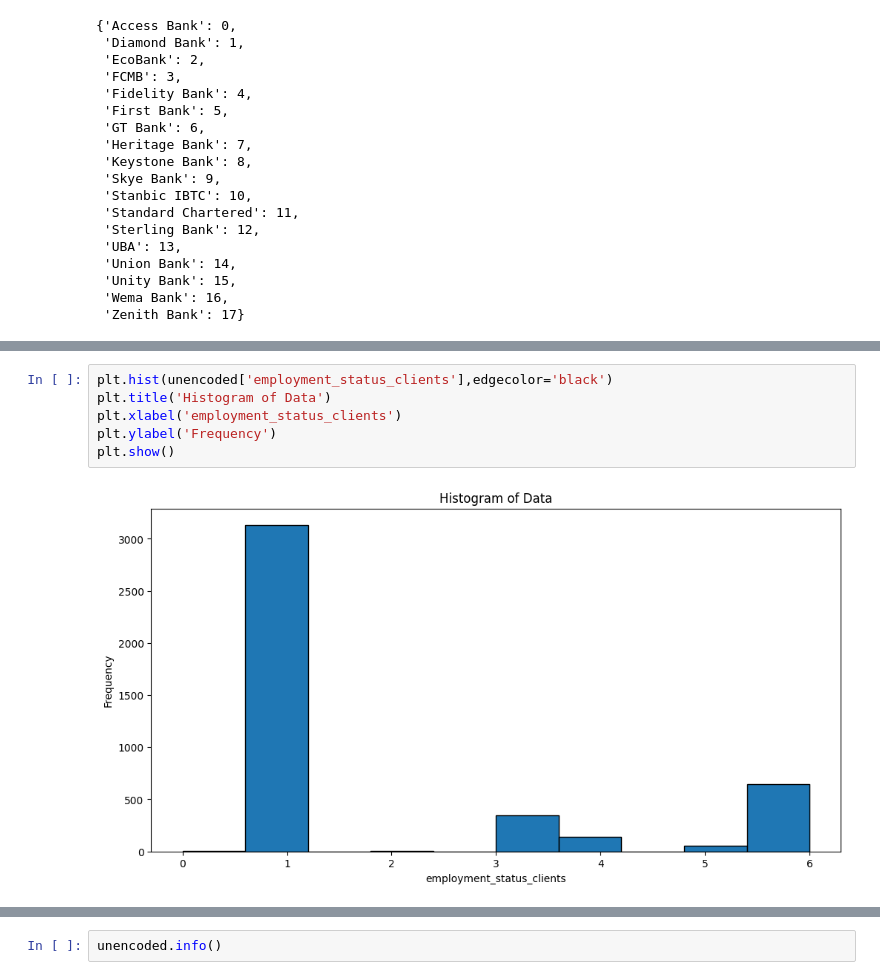
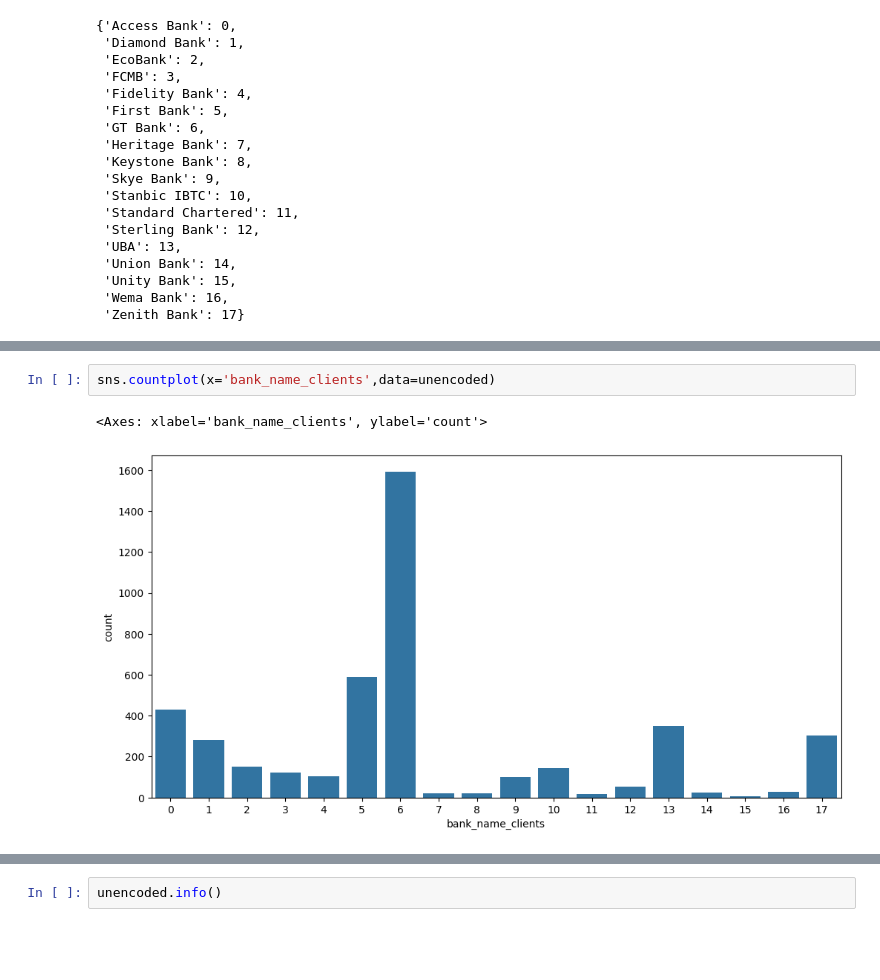
Before and after one commit to Group-10-Refactory-Capstone/Group10RefactoryCapstone, a Jupyter notebook: exploratory_data_analysis_julian.ipynb, the cells around one changed output, grey strips where cells are left out. Saved outputs shown, nothing was run; the diff lists cells and outputs as text; blank space fills up the shorter version.

Commit message:
Hist plots changed back to count plots because of misinterpretation as numerical, yet they are categorical

```diff
--- a/exploratory_data_analysis_julian.ipynb
+++ b/exploratory_data_analysis_julian.ipynb
@@ -259,8 +251,5 @@ plt.show()
-# %%
-plt.hist(unencoded['employment_status_clients'],edgecolor='black')
-plt.title('Histogram of Data')
-plt.xlabel('employment_status_clients')
-plt.ylabel('Frequency')
-plt.show()
-# %% [output]
-[figure, removed]
+# %%
+sns.countplot(x='bank_name_clients',data=unencoded)
+# %% [output]
+<Axes: xlabel='bank_name_clients', ylabel='count'>
+[figure, added]
```
Also changed, not shown: parts of 2 cells of this notebook.
